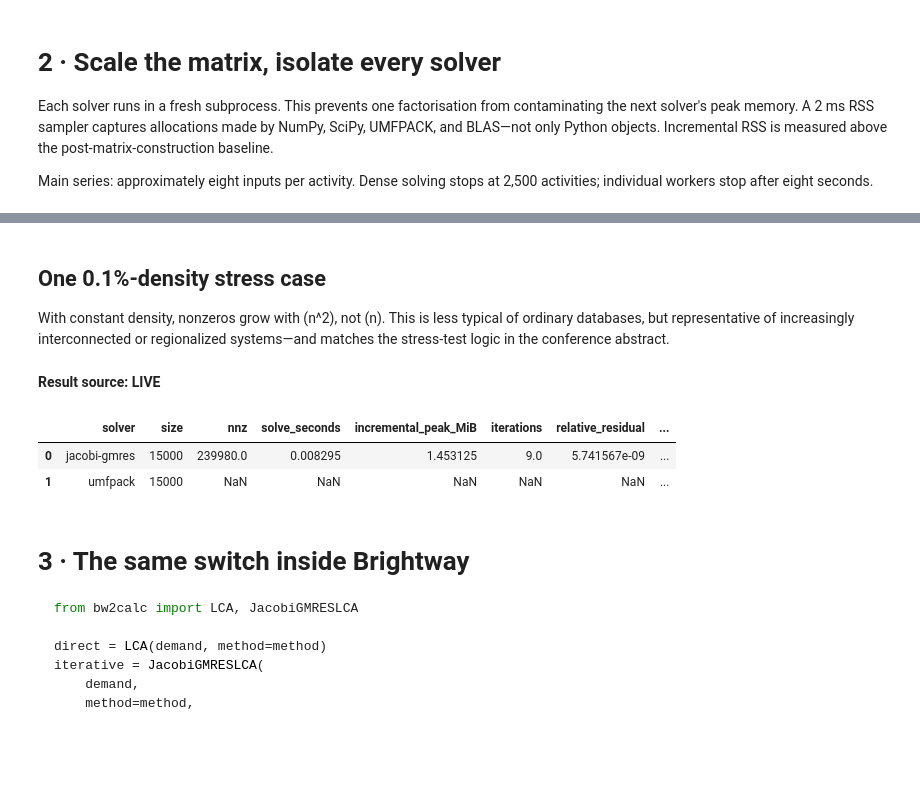
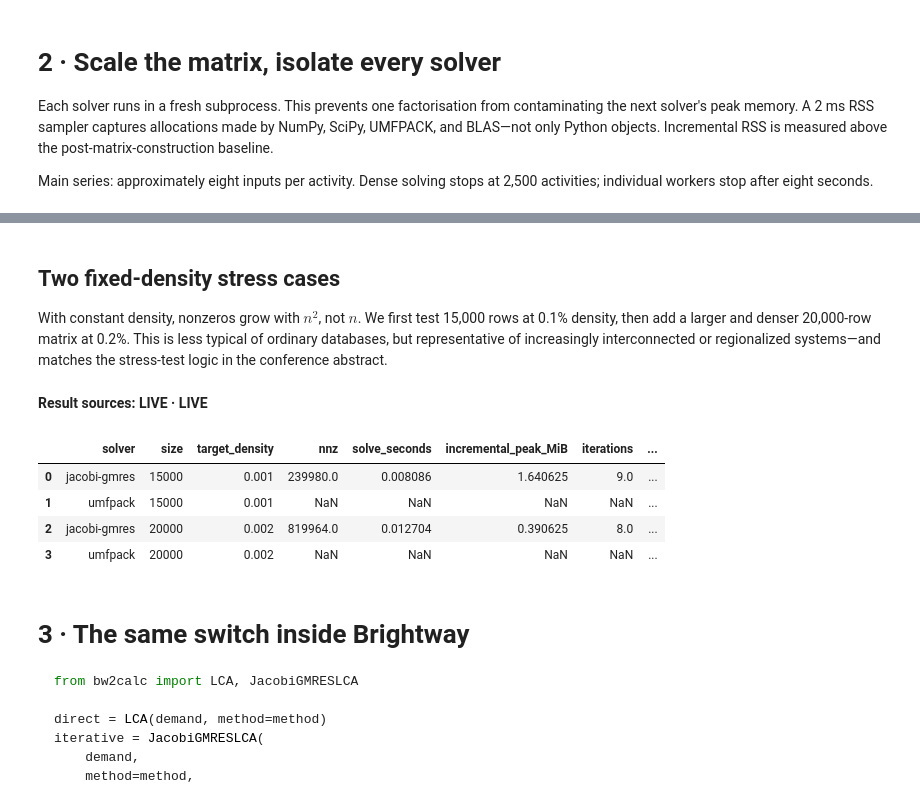
Before and after one commit to romainsacchi/jacobi, a Jupyter notebook: output/jupyter-notebook/brightcon-2026-jacobi-gmres.ipynb, the cells around one changed output, grey strips where cells are left out. Drawn from its saved outputs; the diff is of its cells as text; code cells hidden in the pictures; blank space fills up the shorter version.

```diff
--- a/output/jupyter-notebook/brightcon-2026-jacobi-gmres.ipynb
+++ b/output/jupyter-notebook/brightcon-2026-jacobi-gmres.ipynb
@@ -271,41 +271,50 @@ plt.show()
 # %% [markdown]
-## One 0.1%-density stress case
+## Two fixed-density stress cases
 
-With constant density, nonzeros grow with (n^2), not (n). This is less typical of ordinary databases, but representative of increasingly interconnected or regionalized systems—and matches the stress-test logic in the conference abstract.
+With constant density, nonzeros grow with $n^2$, not $n$. We first test 15,000 rows at 0.1% density, then add a larger and denser 20,000-row matrix at 0.2%. This is less typical of ordinary databases, but representative of increasingly interconnected or regionalized systems—and matches the stress-test logic in the conference abstract.
 # %%
-def live_or_stored_density():
-    live_path = ROOT / "results" / "live_density.json"
-    fallback = ROOT / "results" / "synthetic_density_calibration.json"
+def live_or_stored_density(size: int, density: float, live_name: str, fallback_name: str):
+    live_path = ROOT / "results" / live_name
+    fallback = ROOT / "results" / fallback_name
     if LIVE:
         command = [
             sys.executable,
             "dev/run_synthetic_suite.py",
             "--python", sys.executable,
             "--output", str(live_path),
-            "--sizes", "15000",
+            "--sizes", str(size),
             "--solvers", "jacobi-gmres", "umfpack",
             "--topology", "fixed-density",
+            "--density", str(density),
             "--run-timeout", "8",
             "--total-budget", "12",
         ]
         try:
             run_checked(command, timeout=18)
             return json.loads(live_path.read_text()), "LIVE"
         except Exception as error:
             return json.loads(fallback.read_text()), f"STORED FALLBACK ({type(error).__name__})"
     return json.loads(fallback.read_text()), "STORED RESULTS"
 
 
-density_payload, density_source = live_or_stored_density()
-display(Markdown(f"**Result source: {density_source}**"))
-density_results = pd.json_normalize(density_payload["results"])
+density_cases = [
+    live_or_stored_density(15000, 0.001, "live_density.json", "synthetic_density_calibration.json"),
+    live_or_stored_density(20000, 0.002, "live_dense_large.json", "synthetic_dense_large_calibration.json"),
+]
+display(Markdown("**Result sources: " + " · ".join(source for _, source in density_cases) + "**"))
+density_results = pd.concat(
+    [pd.json_normalize(payload["results"]) for payload, _ in density_cases],
+    ignore_index=True,
+)
 density_results["incremental_peak_MiB"] = density_results["incremental_peak_rss_bytes"] / 2**20
-density_results[["solver", "size", "nnz", "solve_seconds", "incremental_peak_MiB", "iterations", "relative_residual", "timed_out"]]
+density_results[["solver", "size", "target_density", "nnz", "solve_seconds", "incremental_peak_MiB", "iterations", "relative_residual", "timed_out"]]
 # %% [output]
-**Result source: LIVE**
+**Result sources: LIVE · LIVE**
-|  | solver | size | nnz | solve_seconds | incremental_peak_MiB | iterations | relative_residual | ... |
-| 0 | jacobi-gmres | 15000 | 239980.0 | 0.008295 | 1.453125 | 9.0 | 5.741567e-09 | ... |
-| 1 | umfpack | 15000 | NaN | NaN | NaN | NaN | NaN | ... |
+|  | solver | size | target_density | nnz | solve_seconds | incremental_peak_MiB | iterations | ... |
+| 0 | jacobi-gmres | 15000 | 0.001 | 239980.0 | 0.008086 | 1.640625 | 9.0 | ... |
+| 1 | umfpack | 15000 | 0.001 | NaN | NaN | NaN | NaN | ... |
+| 2 | jacobi-gmres | 20000 | 0.002 | 819964.0 | 0.012704 | 0.390625 | 8.0 | ... |
+| 3 | umfpack | 20000 | 0.002 | NaN | NaN | NaN | NaN | ... |
 # %% [markdown]
 # 3 · The same switch inside Brightway
 
```
Also changed, not shown: parts of 13 cells of this notebook, 11 other files.
